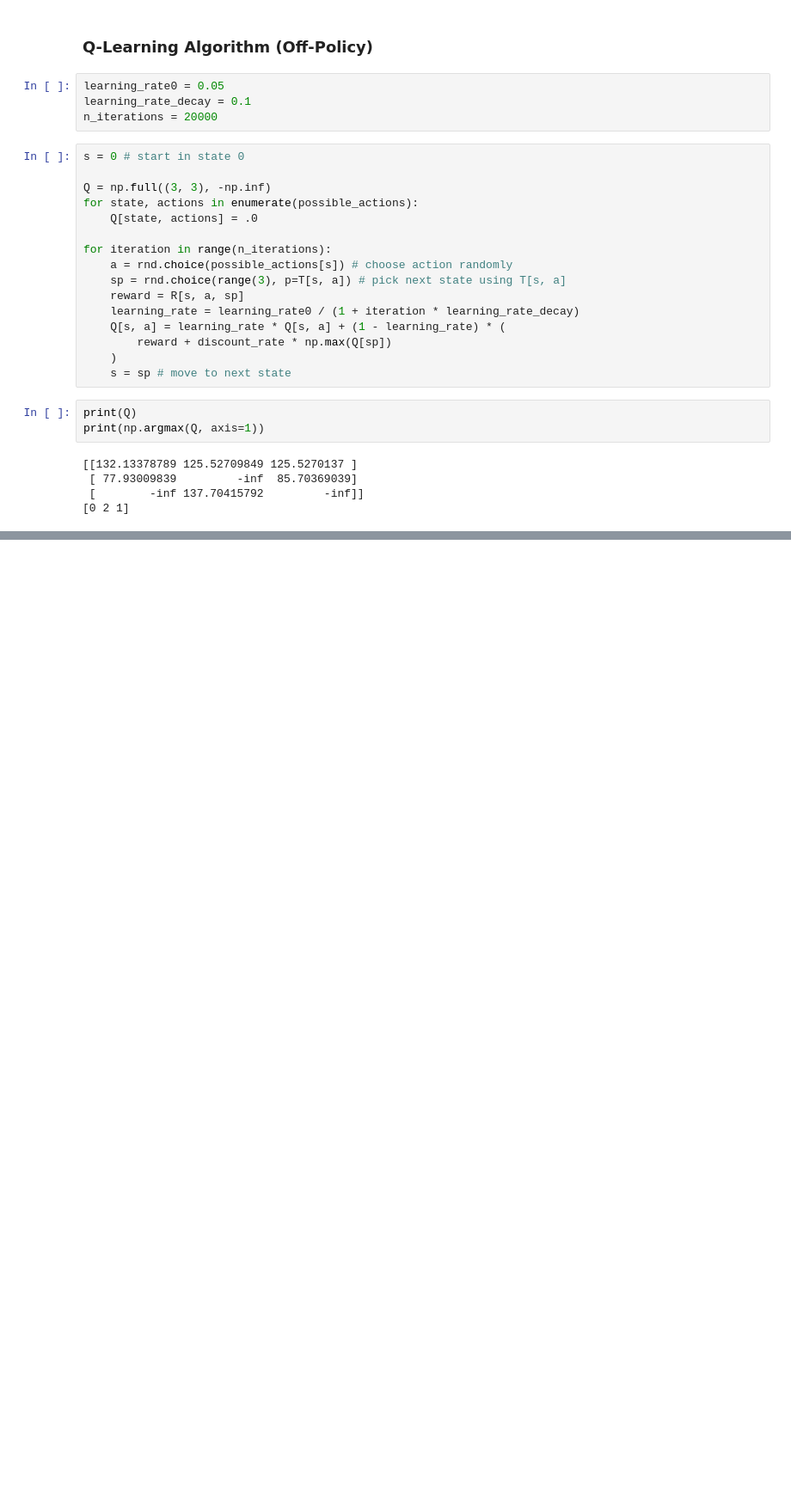
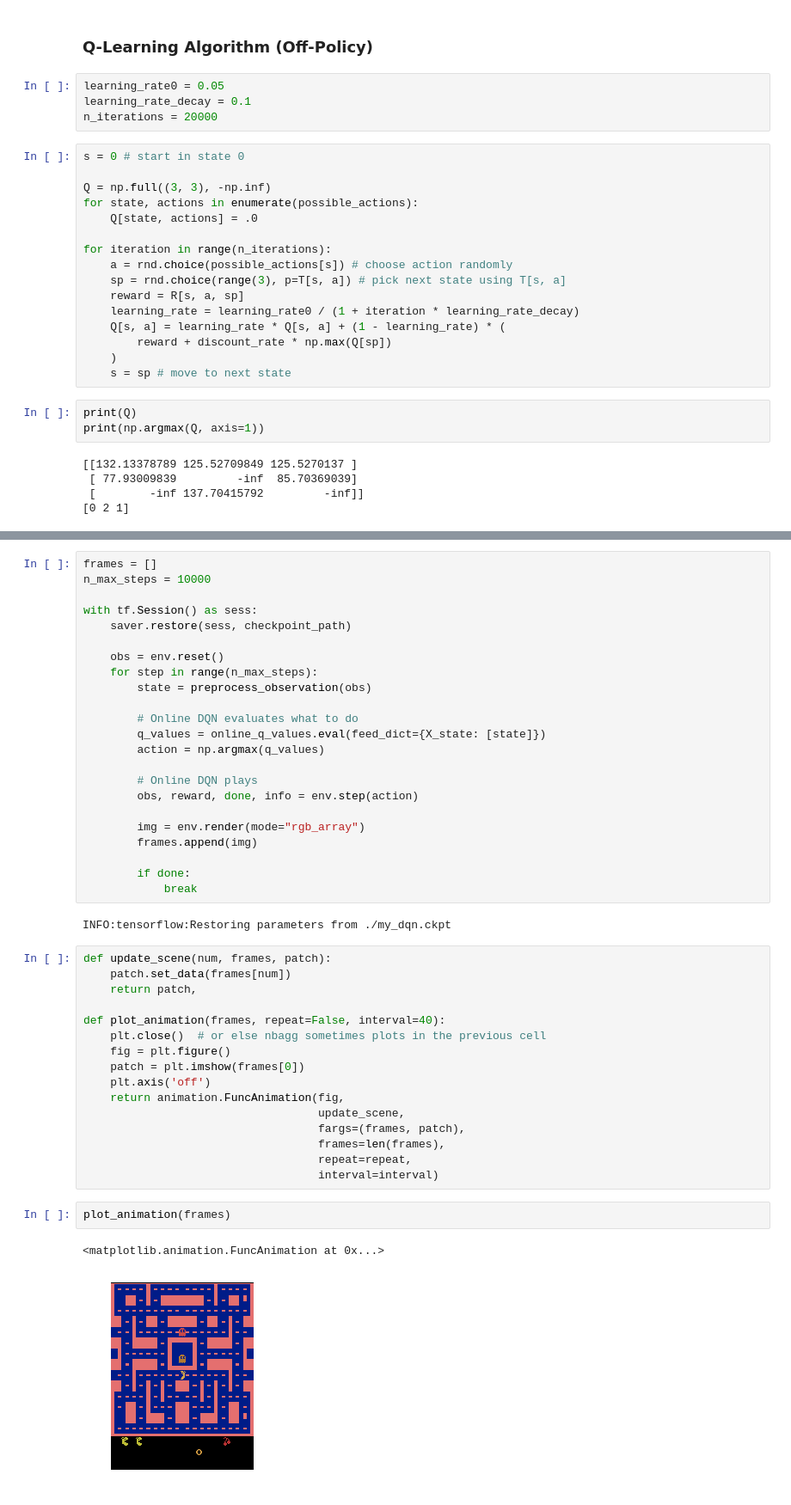
Before and after one commit to TaekSoonJang/study-handson-ml, a Jupyter notebook: 16. Reinforcement Learning.ipynb, the cells around one changed output, grey strips where cells are left out. Shown at 86% size. Cells and saved outputs as stored; diff of their text form; blank space fills up the shorter version.

```diff
--- a/16. Reinforcement Learning.ipynb
+++ b/16. Reinforcement Learning.ipynb
@@ -273,0 +512,46 @@ print(np.argmax(Q, axis=1))
+# %%
+frames = []
+n_max_steps = 10000
+
+with tf.Session() as sess:
+    saver.restore(sess, checkpoint_path)
+
+    obs = env.reset()
+    for step in range(n_max_steps):
+        state = preprocess_observation(obs)
+
+        # Online DQN evaluates what to do
+        q_values = online_q_values.eval(feed_dict={X_state: [state]})
+        action = np.argmax(q_values)
+
+        # Online DQN plays
+        obs, reward, done, info = env.step(action)
+
+        img = env.render(mode="rgb_array")
+        frames.append(img)
+
+        if done:
+            break
+# %% [output]
+INFO:tensorflow:Restoring parameters from ./my_dqn.ckpt
+# %%
+def update_scene(num, frames, patch):
+    patch.set_data(frames[num])
+    return patch,
+
+def plot_animation(frames, repeat=False, interval=40):
+    plt.close()  # or else nbagg sometimes plots in the previous cell
+    fig = plt.figure()
+    patch = plt.imshow(frames[0])
+    plt.axis('off')
+    return animation.FuncAnimation(fig,
+                                   update_scene,
+                                   fargs=(frames, patch),
+                                   frames=len(frames),
+                                   repeat=repeat,
+                                   interval=interval)
+# %%
+plot_animation(frames)
+# %% [output]
+<matplotlib.animation.FuncAnimation at 0x...>
+[figure, added]
```
Also changed, not shown: parts of 16 cells of this notebook.
